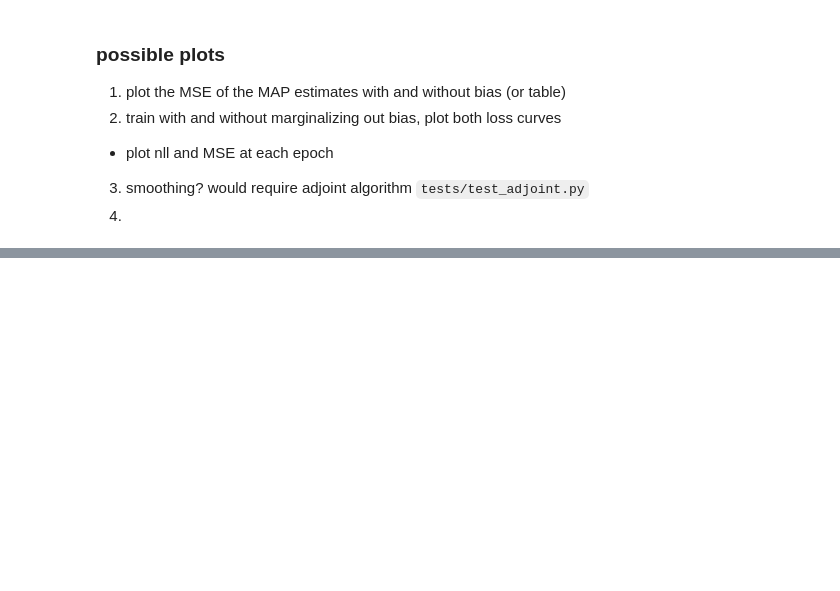
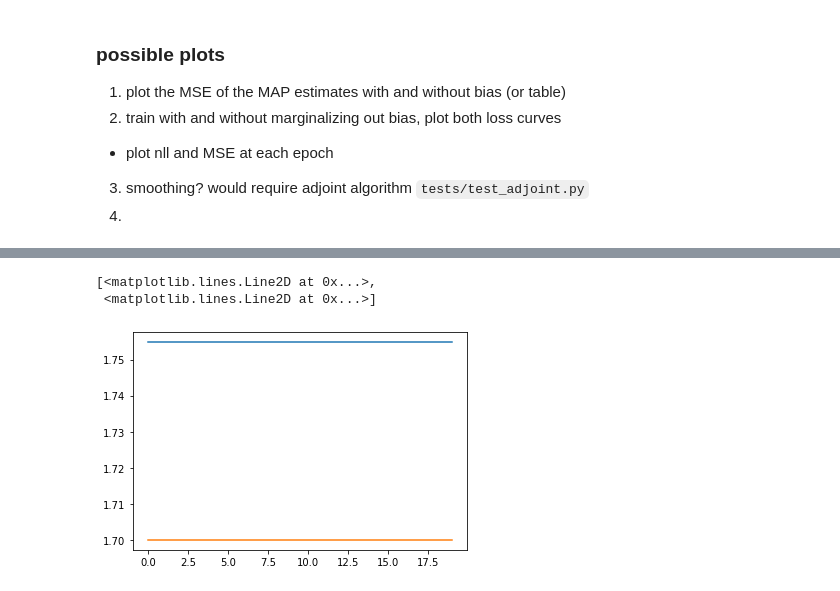
Before and after one commit to pyro-ppl/funsor, a Jupyter notebook: sensor.ipynb, the cells around one changed output, grey strips where cells are left out. Cells and saved outputs as stored; diff of their text form; code cells hidden in the pictures; blank space fills up the shorter version.

```diff
--- a/sensor.ipynb
+++ b/sensor.ipynb
@@ -331,0 +349,6 @@ Visualize the joint posterior distribution.
+# %%
+plt.plot(params_snapshot)
+# %% [output]
+[<matplotlib.lines.Line2D at 0x...>,
+ <matplotlib.lines.Line2D at 0x...>]
+[figure, added]
```
Also changed, not shown: parts of 9 cells of this notebook.
